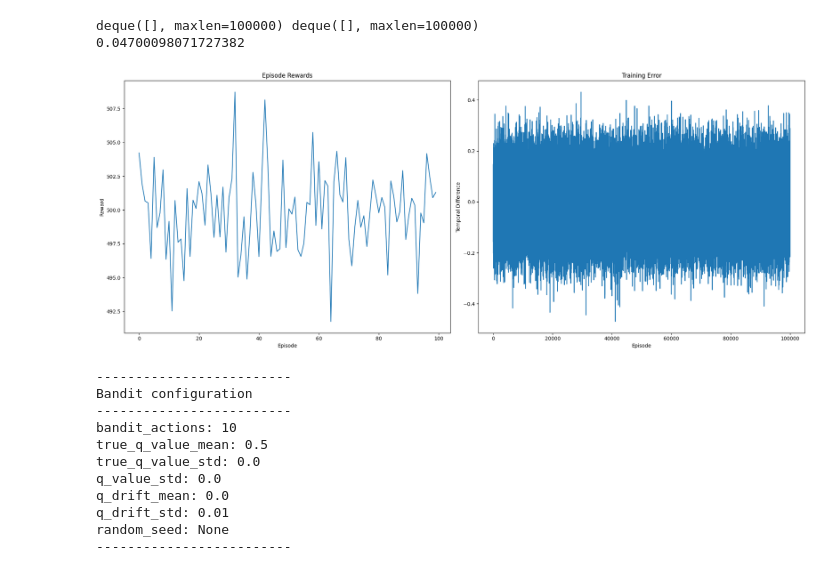
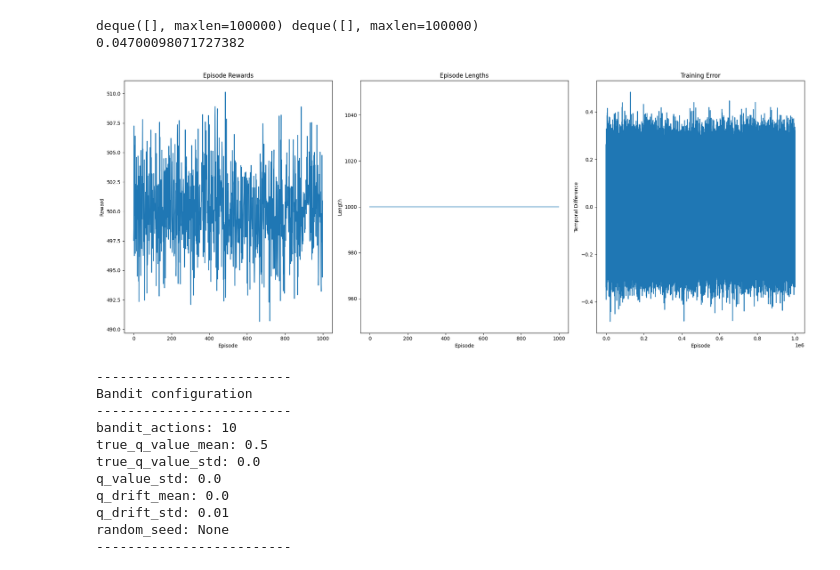
Before and after one commit to stonapse64/rl-specialization-coursera.gymnasium, a Jupyter notebook: k-armed-bandit/playground.ipynb, the cells around one changed output. Cells and saved outputs as stored; diff of their text form; code cells hidden in the pictures.

Commit message:
implemented proper working of gym.wrappers.RecordEpisodeStatistics. But the graphs are nuts...

```diff
--- a/k-armed-bandit/playground.ipynb
+++ b/k-armed-bandit/playground.ipynb
@@ -70,35 +70,35 @@ deque([], maxlen=100000) deque([], maxlen=100000)
 0.04700098071727382
 # %%
 # visualize the episode rewards, episode length and training error in one figure
-fig, axs = plt.subplots(1, 2, figsize=(20, 8))
+fig, axs = plt.subplots(1, 3, figsize=(20, 8))
 
 # np.convolve will compute the rolling mean for 100 episodes
 
 # TODO the convolve doesn't work
-# axs[0].plot(np.convolve(env.return_queue, np.ones(10)))
+# axs[0].plot(np.convolve(env.return_queue, np.ones(100)))
 axs[0].plot(env.return_queue)
 axs[0].set_title("Episode Rewards")
 axs[0].set_xlabel("Episode")
 axs[0].set_ylabel("Reward")
 
-# # axs[1].plot(np.convolve(env.length_queue, np.ones(100)))
-# axs[1].plot(env.length_queue)
-# axs[1].set_title("Episode Lengths")
-# axs[1].set_xlabel("Episode")
-# axs[1].set_ylabel("Length")
+# axs[1].plot(np.convolve(env.length_queue, np.ones(100)))
+axs[1].plot(env.length_queue)
+axs[1].set_title("Episode Lengths")
+axs[1].set_xlabel("Episode")
+axs[1].set_ylabel("Length")
 
-# axs[1].plot(np.convolve(agent.training_error, np.ones(10)))
-axs[1].plot(agent.training_error)
-axs[1].set_title("Training Error")
-axs[1].set_xlabel("Episode")
-axs[1].set_ylabel("Temporal Difference")
+# axs[2].plot(np.convolve(agent.training_error, np.ones(100)))
+axs[2].plot(agent.training_error)
+axs[2].set_title("Training Error")
+axs[2].set_xlabel("Episode")
+axs[2].set_ylabel("Temporal Difference")
 
 plt.tight_layout()
 plt.show()
 
-env.close()
+# env.close()
 # %% [output]
-[figure, old version]
+[figure, new version]
 # %%
 # testing whether the env instantiation and use works in .ipynb
 
```
Also changed, not shown: parts of 1 cell of this notebook.
